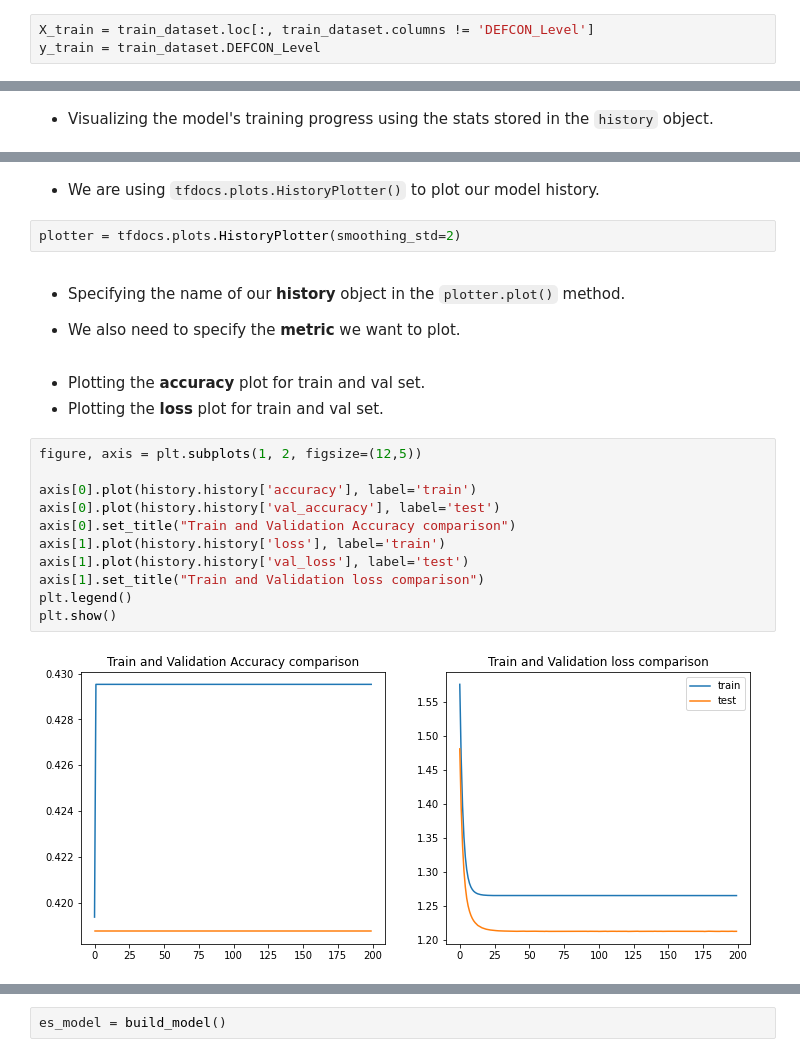
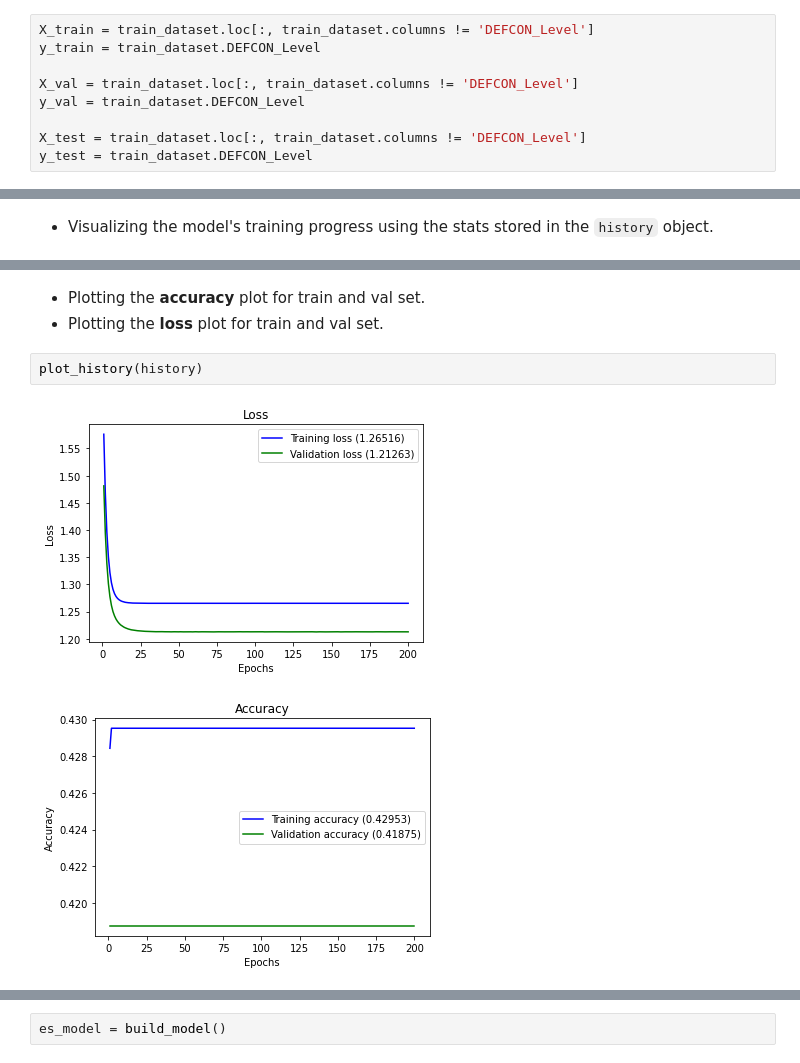
Before and after one commit to Archandra12/Deeplearning-Project, a Jupyter notebook: DEFCON_WIP.ipynb, the cells around one changed output, grey strips where cells are left out. Drawn from its saved outputs; the diff is of its cells as text.

```diff
--- a/DEFCON_WIP.ipynb
+++ b/DEFCON_WIP.ipynb
@@ -311,6 +413,12 @@ __Observation:__ All features are in different scales.
 # %%
 X_train = train_dataset.loc[:, train_dataset.columns != 'DEFCON_Level']
 y_train = train_dataset.DEFCON_Level
+
+X_val = train_dataset.loc[:, train_dataset.columns != 'DEFCON_Level']
+y_val = train_dataset.DEFCON_Level
+
+X_test = train_dataset.loc[:, train_dataset.columns != 'DEFCON_Level']
+y_test = train_dataset.DEFCON_Level
 # %%
 y_train.unique()
 # %% [output]
@@ -534,25 +660,9 @@ hist.tail()
-# %% [markdown]
-- We are using `tfdocs.plots.HistoryPlotter()` to plot our model history.
-# %%
-plotter = tfdocs.plots.HistoryPlotter(smoothing_std=2)
-# %% [markdown]
-- Specifying the name of our **history** object in the `plotter.plot()` method.
-
-- We also need to specify the **metric** we want to plot.
 # %% [markdown]
 - Plotting the **accuracy** plot for train and val set.
 - Plotting the **loss** plot for train and val set.
-# %%
-figure, axis = plt.subplots(1, 2, figsize=(12,5))
-
-axis[0].plot(history.history['accuracy'], label='train')
-axis[0].plot(history.history['val_accuracy'], label='test')
-axis[0].set_title("Train and Validation Accuracy comparison")
-axis[1].plot(history.history['loss'], label='train')
-axis[1].plot(history.history['val_loss'], label='test')
-axis[1].set_title("Train and Validation loss comparison")
-plt.legend()
-plt.show()
-# %% [output]
-[figure, removed]
+# %%
+plot_history(history)
+# %% [output]
+[figure, added]
+[figure, added]
 # %% [markdown]
```
Also changed, not shown: parts of 26 cells of this notebook.
